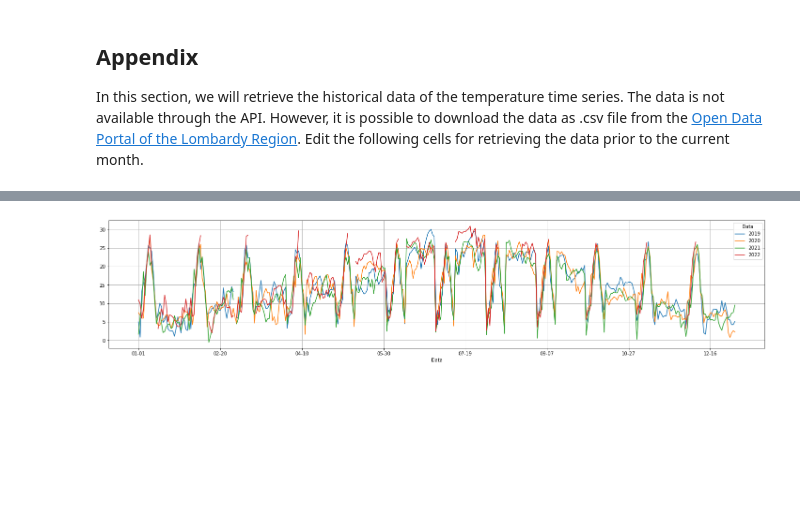
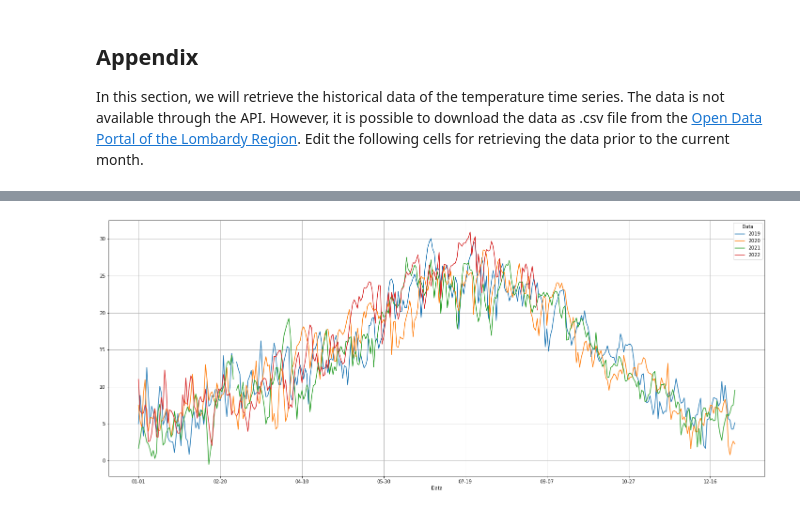
Before and after one commit to JFToro192/jpnbWQPsimile, a Jupyter notebook: notebooks/downloadMeteoARPA.ipynb, the cells around one changed output, grey strips where cells are left out. Saved outputs shown, nothing was run; the diff lists cells and outputs as text; code cells hidden in the pictures; blank space fills up the shorter version.

Commit message:
Fix Temperature Format

```diff
--- a/notebooks/downloadMeteoARPA.ipynb
+++ b/notebooks/downloadMeteoARPA.ipynb
@@ -233,7 +254,7 @@ df.to_csv(os.path.join(cwd['wqp_path'],'meteoTemp.csv'),index=False,encoding='ut
 # Uncomment the following line if the historical meteo data has been aggregated previously
 df = pd.read_csv(os.path.join(cwd['wqp_path'],'meteoTemp.csv'))
 df["IdSensore"] = df['IdSensore'].astype('int')
-df["Data"] = pd.to_datetime(df['Data'])
+df["Data"] = pd.to_datetime(df['Data'], format='%d/%m/%Y %H:%M:%S')
 df["Valore"] = df['Valore'].astype('float')
 df["Stato"] = df['Stato'].astype('str')
 df["idOperatore"] = df['idOperatore'].astype('int')
@@ -244,8 +263,8 @@ df = df.set_index('Data')
 # %%
 pv = pd.pivot_table(df, index=df.index.strftime('%m-%d'), columns=df.index.year,
                     values='Valore')
-fig, ax = plt.subplots(figsize=(25, 5))
+fig, ax = plt.subplots(figsize=(25, 10))
 pv.plot(ax=ax)
 ax.grid()
 # %% [output]
-[figure, old version]
+[figure, new version]
```
Also changed, not shown: parts of 8 cells of this notebook, 1 other file.
